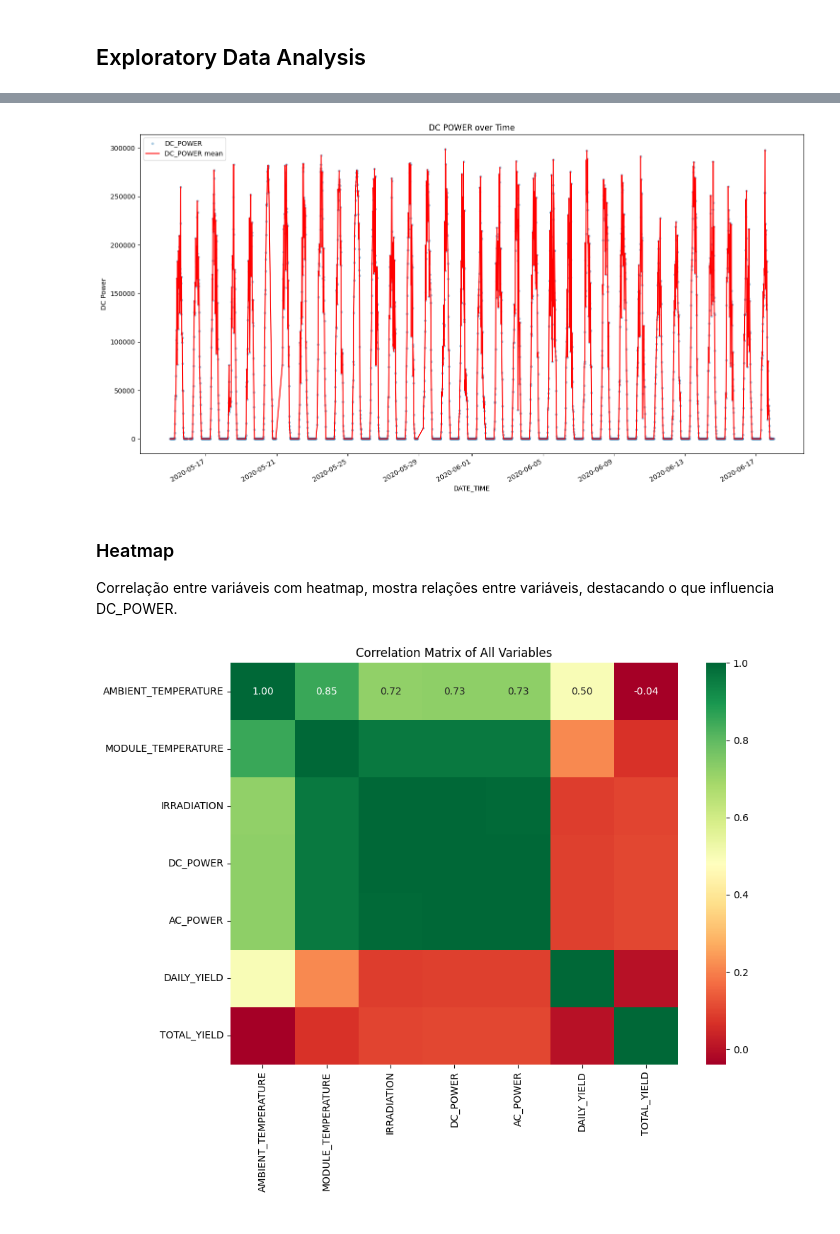
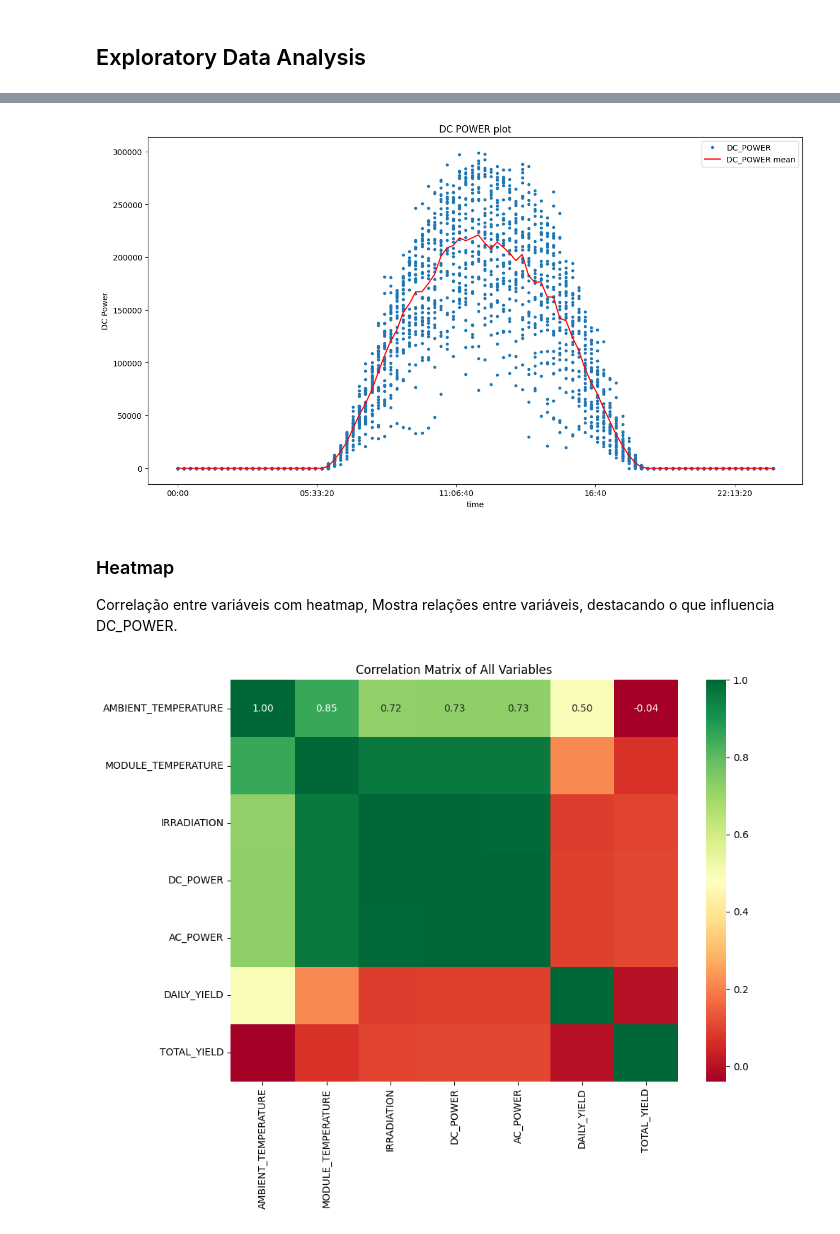
Before and after one commit to FelipeSteudel/Felipe_Steudel-Strategic_Thinking-CA3, a Jupyter notebook: CA3 - Felipe Steudel - Strategic Thinking - HDip in Data Analytics.ipynb, the cells around one changed output, grey strips where cells are left out. Saved outputs shown, nothing was run; the diff lists cells and outputs as text; code cells hidden in the pictures.

```diff
--- a/CA3 - Felipe Steudel - Strategic Thinking - HDip in Data Analytics.ipynb
+++ b/CA3 - Felipe Steudel - Strategic Thinking - HDip in Data Analytics.ipynb
@@ -506,23 +490,21 @@ KeyError: "'Red' is not a known colormap name"
 # %%
-plt.figure(figsize=(15, 8))
+# Plot the 'DC_POWER' column vs the 'time' column of plant1_data
+plant1_data.plot(x='time', y='DC_POWER', style='.', figsize=(15, 8))
 
-# Plotar os pontos individuais de DC_POWER
-plt.plot(plant1_data['DATE_TIME'], plant1_data['DC_POWER'], '.', label='DC_POWER', alpha=0.3)
+# Group the data by 'time' and calculate the mean of 'DC_POWER' for each time
+plant1_data.groupby('time')['DC_POWER'].agg('mean').plot(legend=True, label='DC_POWER mean', color='red')
 
-# Plotar a média agrupada por timestamp (opcional: pode suavizar com rolling mean)
-plant1_data.set_index('DATE_TIME')['DC_POWER'].rolling('15min').mean().plot(label='DC_POWER mean', color='red')
+# Adding labels and title
+plt.ylabel('DC Power')
+plt.title('DC POWER plot')
 
-# Ajustes do gráfico
-plt.ylabel('DC Power')
-plt.title('DC POWER over Time')
-plt.legend()
-plt.tight_layout()
+# Display the plot
 plt.show()
 # %% [output]
-[figure, old version]
+[figure, new version]
 # %% [markdown]
 ### Heatmap
-Correlação entre variáveis com heatmap, mostra relações entre variáveis, destacando o que influencia DC_POWER.
+Correlação entre variáveis com heatmap, Mostra relações entre variáveis, destacando o que influencia DC_POWER.
 # %%
 plt.figure(figsize=(10, 8))
 correlation_matrix = power_sensor.corr(numeric_only=True)
```
Also changed, not shown: parts of 23 cells of this notebook.
